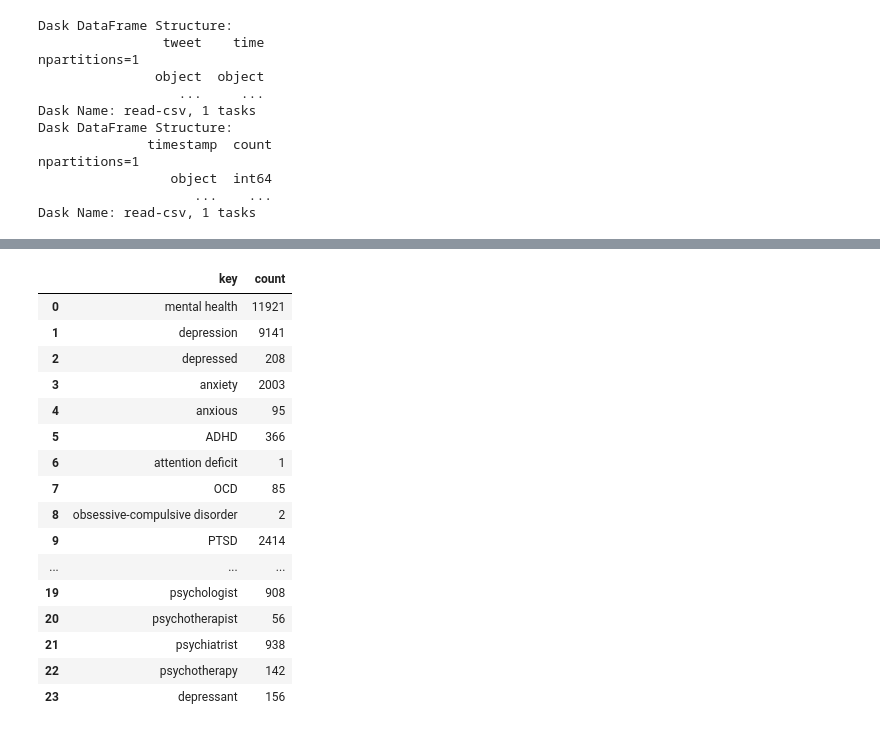
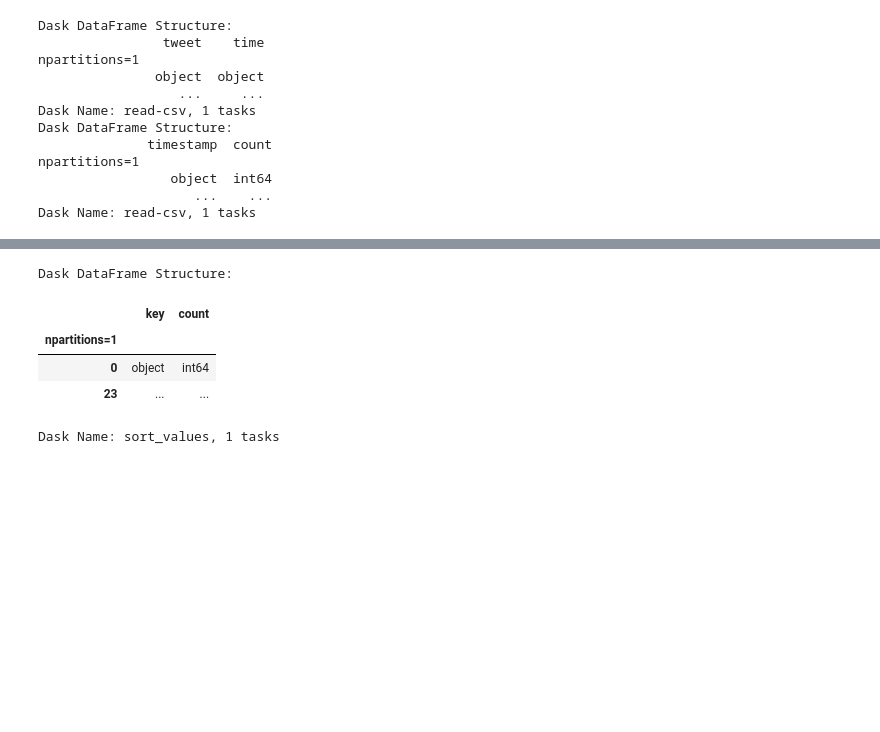
Before and after one commit to ddattero/BigDataFinalProject, a Jupyter notebook: twit_analysis.ipynb, the cells around one changed output, grey strips where cells are left out. Drawn from its saved outputs; the diff is of its cells as text; code cells hidden in the pictures; blank space fills up the shorter version.

```diff
--- a/twit_analysis.ipynb
+++ b/twit_analysis.ipynb
@@ -12,7 +12,7 @@ import re
 try:
     client = Client('tcp://localhost:8787', timeout='2s')
 except OSError or TimeoutError:
-    cluster = LocalCluster(scheduler_port=8787, n_workers=4, ip='localhost')
+    cluster = LocalCluster(scheduler_port=8787, n_workers=6, ip='localhost')
     client = Client(cluster)
 #
 
@@ -163,29 +149,24 @@ counts.compute()
 # %%
+# create an empty dask dataframe, with 1 parition (since max rows is 24)
 keyCount = pd.DataFrame({'key' : keyWords})
 keyCount = dd.from_pandas(keyCount, npartitions=1)
 
+# given key k, find the number of times k appears in a tweet
 def countKeys(k):
     return tweetdf[k].sum().compute()
 
+# create a new row of the key count
 keyCount['count'] = keyCount['key'].map(countKeys, meta=('count', 'int64'))
 
-keyCount.compute()
+# sort rows by descending count
+keyCount = keyCount.sort_values(by='count', ascending=False)
+
+keyCount = client.persist(keyCount)
 # %% [output]
+Dask DataFrame Structure:
 |  | key | count |
-| 0 | mental health | 11921 |
-| 1 | depression | 9141 |
-| 2 | depressed | 208 |
-| 3 | anxiety | 2003 |
-| 4 | anxious | 95 |
-| 5 | ADHD | 366 |
-| 6 | attention deficit | 1 |
-| 7 | OCD | 85 |
-| 8 | obsessive-compulsive disorder | 2 |
-| 9 | PTSD | 2414 |
-| ... | ... | ... |
-| 19 | psychologist | 908 |
-| 20 | psychotherapist | 56 |
-| 21 | psychiatrist | 938 |
-| 22 | psychotherapy | 142 |
-| 23 | depressant | 156 |
+| npartitions=1 |  |  |
+| 0 | object | int64 |
+| 23 | ... | ... |
+Dask Name: sort_values, 1 tasks
 # %%
```
Also changed, not shown: parts of 7 cells of this notebook, 11 other files.
